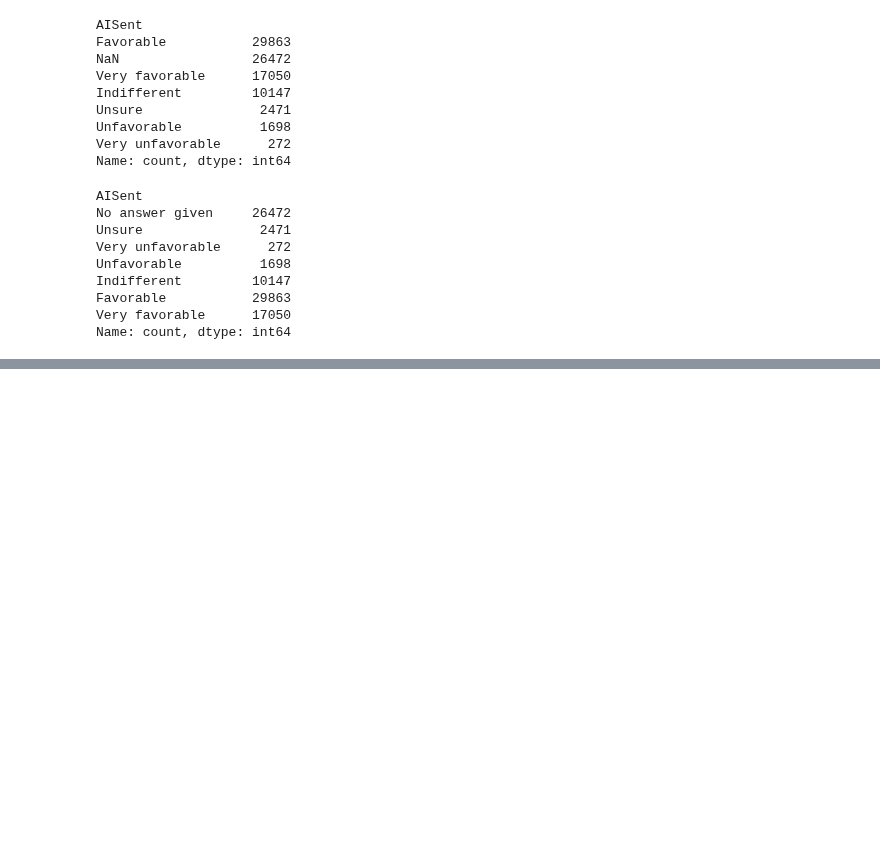
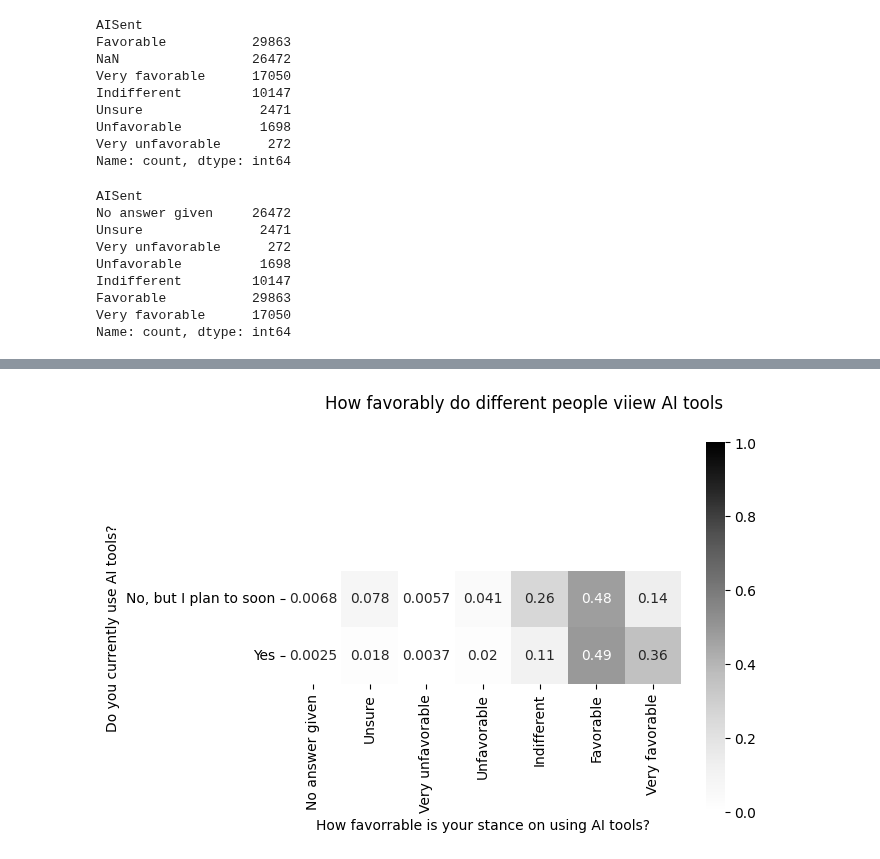
Before and after one commit to jeremysb1/data_analysis_projects, a Jupyter notebook: categorical_data.ipynb, the cells around one changed output, grey strips where cells are left out. Saved outputs shown, nothing was run; the diff lists cells and outputs as text; code cells hidden in the pictures; blank space fills up the shorter version.

Commit message:
added heatmap

```diff
--- a/categorical_data.ipynb
+++ b/categorical_data.ipynb
@@ -224,0 +236,27 @@ Name: count, dtype: int64
+# %%
+fig, axis = plt.subplots()
+
+sns.heatmap(
+    data=pd.crosstab(
+        index=survey.loc[survey["AISelect"] != "No, and I don't plan to", "AISelect"],
+        columns=survey.loc[survey["AISelect"] != "No, and I don't plan to", "AISent"],
+        normalize="index"
+    ),
+    cmap="Greys",
+    vmin=0,
+    vmax=1,
+    square=True,
+    annot=True,
+    ax=axis
+)
+
+fig.suptitle("How favorably do different people viiew AI tools")
+
+axis.set(
+    xlabel="How favorrable is your stance on using AI tools?",
+    ylabel="Do you currently use AI tools?"
+)
+
+plt.show()
+# %% [output]
+[figure, added]
```
Also changed, not shown: parts of 1 cell of this notebook.
